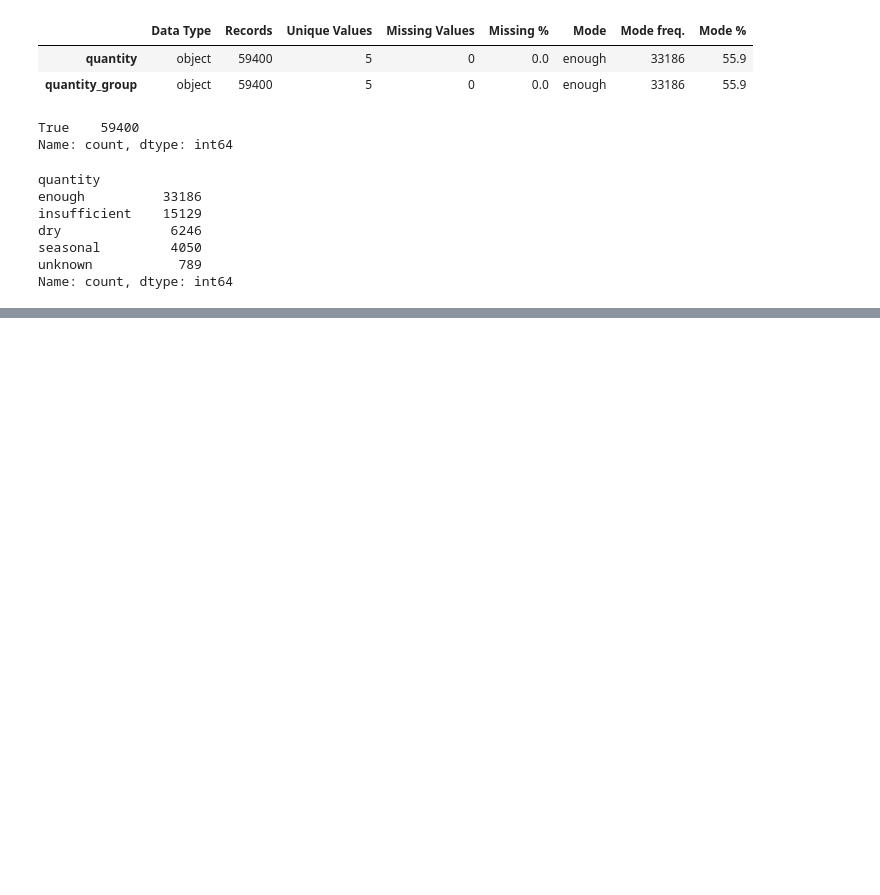
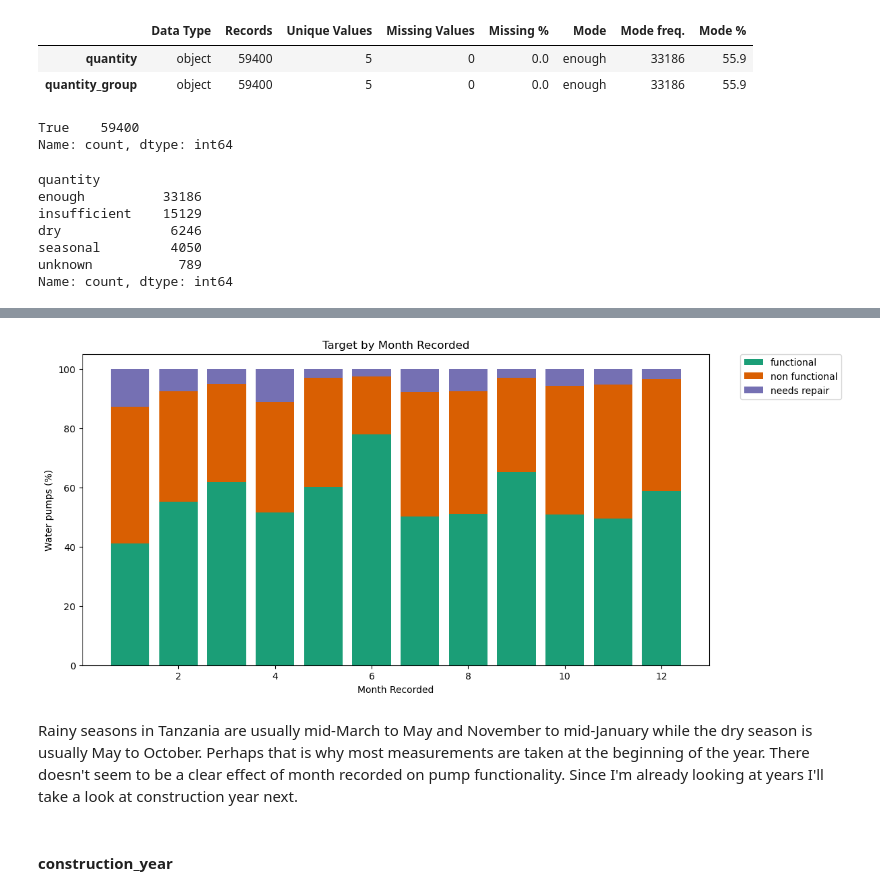
Before and after one commit to williambguo/water-pump-predictive-maintenance, a Jupyter notebook: notebooks/eda.ipynb, the cells around one changed output, grey strips where cells are left out. Cells and saved outputs as stored; diff of their text form; code cells hidden in the pictures; blank space fills up the shorter version.

```diff
--- a/notebooks/eda.ipynb
+++ b/notebooks/eda.ipynb
@@ -153,3 +153,8 @@ Right CRS: None
 
   gdf_in_tanzania = gpd.sjoin(gdf, tanzania, how="inner", predicate="within")
 [figure]
+# %%
+# Extracting the hex codes from the seaborn color palette Dark2 for later use in visualizations
+palette = sns.color_palette("Dark2")
+hex_codes = [f'#{int(r*255):02x}{int(g*255):02x}{int(b*255):02x}' for r, g, b in palette]
+print(hex_codes)
@@ -480,0 +515,7 @@ Next up,
+# %%
+# Create a temporary feature 'month_recorded' from 'date_recorded' to see month distribution
+temp['month_recorded'] = temp['date_recorded'].dt.month
+
+# Visualizing the distribution of the target variable 'status_group' among 'month_recorded'
+month_recorded = distribution_checker(temp, 'month_recorded')
+month_recorded
@@ -480,0 +537,18 @@ Next up,
+# %%
+# Visualizing the percentage distribution of the target variable 'target' among 'month_recorded'
+fig, ax = plt.subplots(figsize=(12, 6))
+labels = temp['month_recorded'].sort_values().unique()
+ax.bar(labels, month_recorded['perc_functional'], label = 'functional', color=hex_codes[0])
+ax.bar (labels, month_recorded['perc_non_functional'], label = 'non functional', bottom = month_recorded['perc_functional'], color=hex_codes[1])
+ax.bar(labels, month_recorded['perc_functional_needs_repair'], label = 'needs repair', bottom = month_recorded['perc_functional'] + month_recorded['perc_non_functional'], color=hex_codes[2])
+ax.set_title('Target by Month Recorded')
+ax.set_ylabel('Water pumps (%)')
+ax.set_xlabel('Month Recorded')
+plt.legend(bbox_to_anchor=(1.05, 1), loc=2, borderaxespad=0.)
+plt.show()
+# %% [output]
+[figure, added]
+# %% [markdown]
+Rainy seasons in Tanzania are usually mid-March to May and November to mid-January while the dry season is usually May to October. Perhaps that is why most measurements are taken at the beginning of the year. There doesn't seem to be a clear effect of month recorded on pump functionality. Since I'm already looking at years I'll take a look at construction year next.
+# %% [markdown]
+#### construction_year
```
Also changed, not shown: parts of 67 cells of this notebook, 1 other file.
